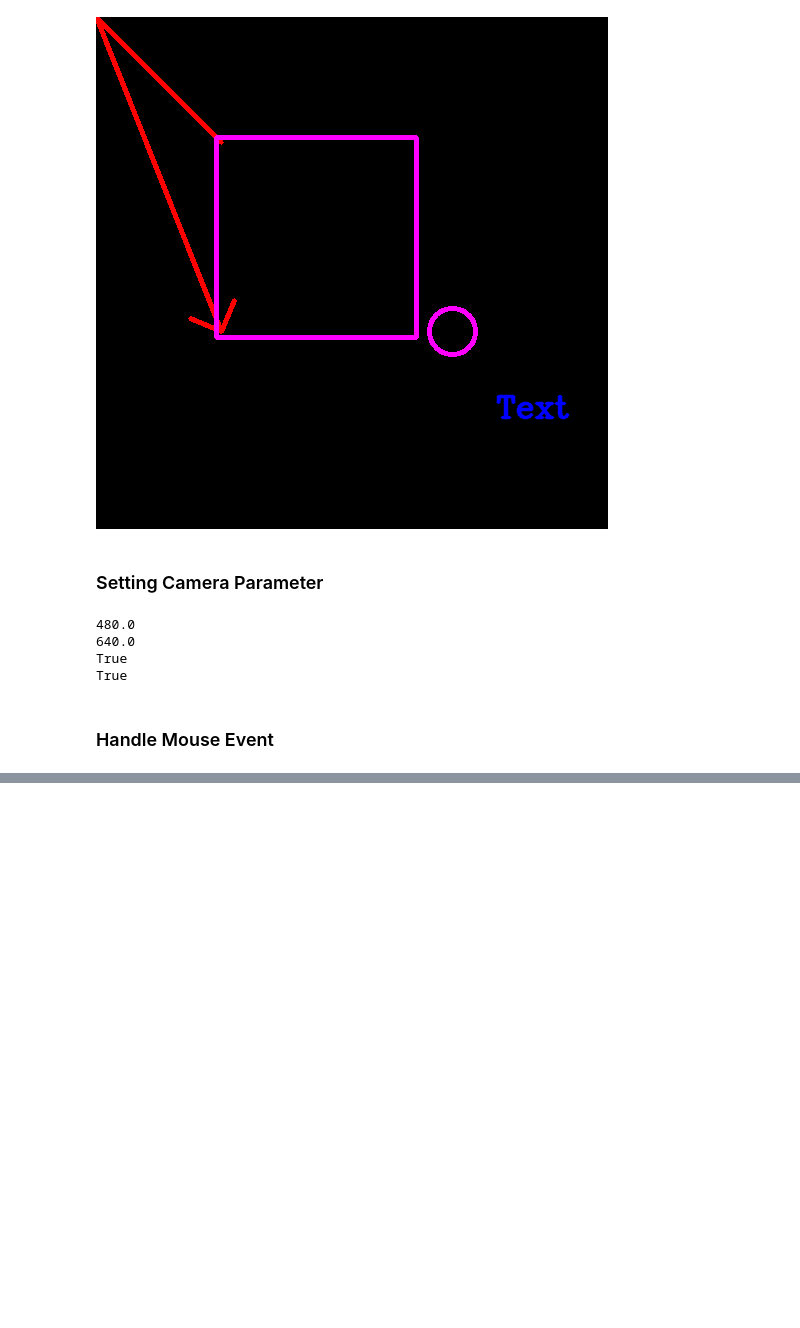
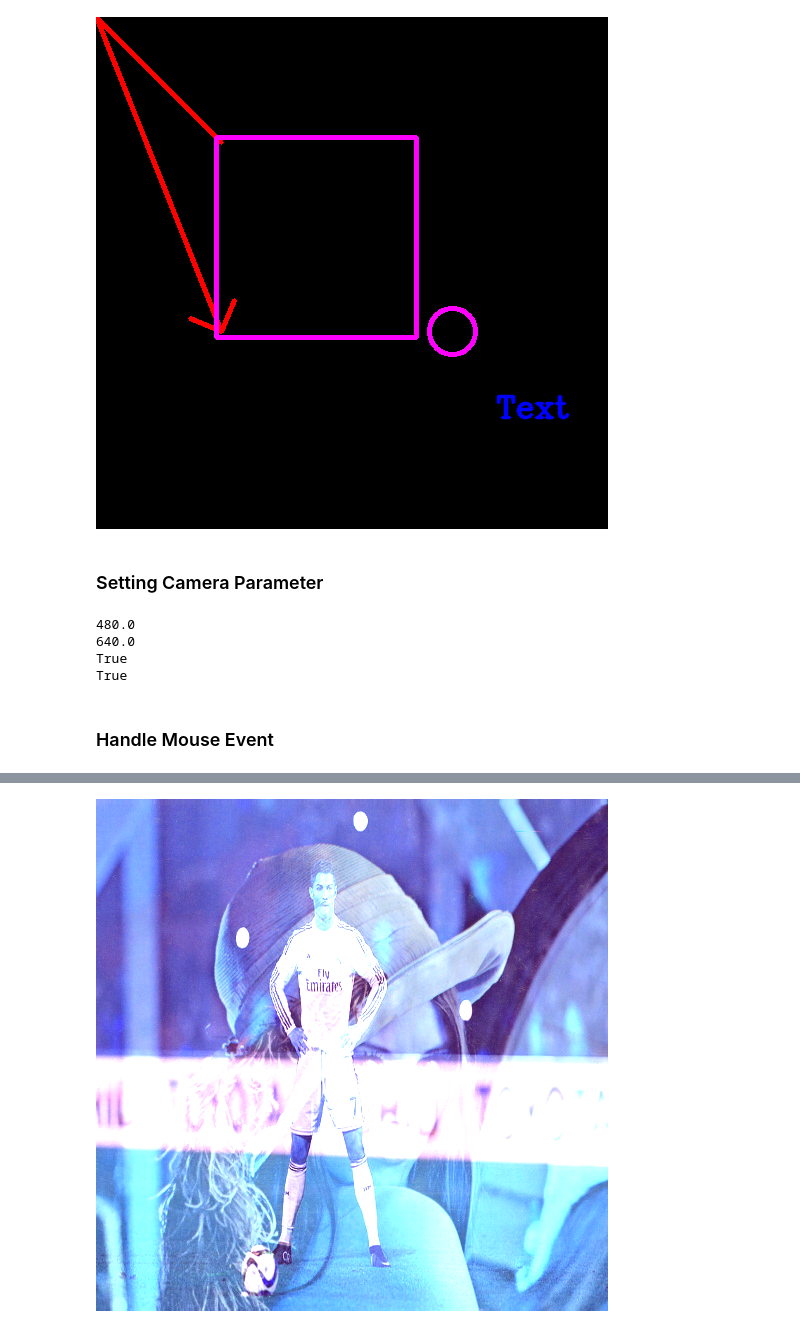
Before and after one commit to akashverma1995/coding, a Jupyter notebook: ML and DL Coding/Image Processing/image_processing.ipynb, the cells around one changed output, grey strips where cells are left out. Saved outputs shown, nothing was run; the diff lists cells and outputs as text; code cells hidden in the pictures; blank space fills up the shorter version.

```diff
--- a/ML and DL Coding/Image Processing/image_processing.ipynb
+++ b/ML and DL Coding/Image Processing/image_processing.ipynb
@@ -194,0 +225,16 @@ if cv2.waitKey(0) & 0xFF==ord('q'):
+# %%
+""" Adding Two Images"""
+import cv2
+from PIL import Image
+from IPython.display import display
+
+img=cv2.imread('ronaldo.jpg',-1)
+img2=cv2.imread('lena.jpg',1)
+
+img=cv2.resize(img,(512,512))
+img2=cv2.resize(img2,(512,512))
+
+img_final=cv2.add(img,img2)
+display(Image.fromarray(img_final))
+# %% [output]
+[figure, added]
```
Also changed, not shown: parts of 14 cells of this notebook, 1 other file.
